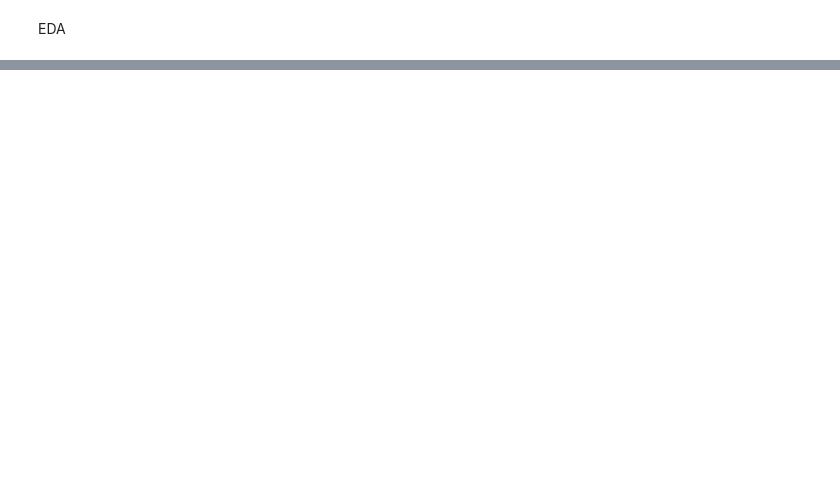
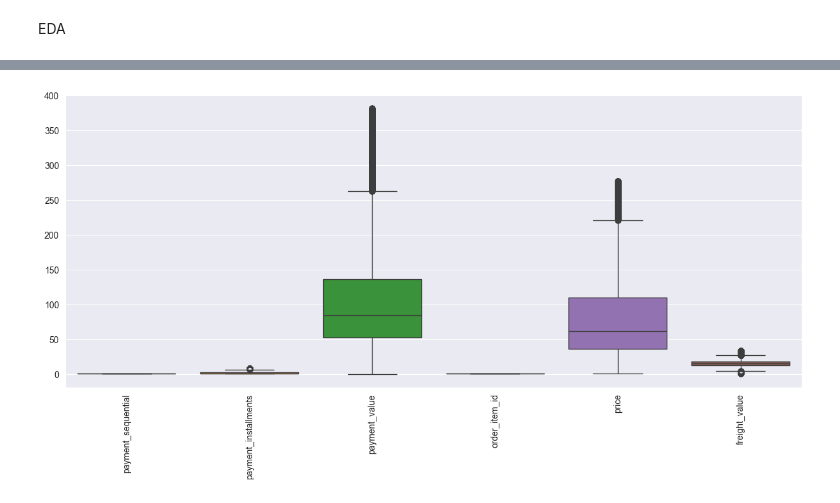
Before and after one commit to pt-sinan-akbar/Dataset-Thesis, a Jupyter notebook: BrazilDataSet.ipynb, the cells around one changed output, grey strips where cells are left out. Drawn from its saved outputs; the diff is of its cells as text; code cells hidden in the pictures; blank space fills up the shorter version.

```diff
--- a/BrazilDataSet.ipynb
+++ b/BrazilDataSet.ipynb
@@ -336,0 +279,4 @@ merge_lagi.describe(include='all').T
+# %%
+# Z-Score to identify outliers
+z = np.abs(stats.zscore(merge_lagi.select_dtypes(include=['number'])))
+print(np.where(z > 3))
@@ -336,0 +298,17 @@ merge_lagi.describe(include='all').T
+# %%
+# Duplicate data frame
+removed_outlier_df = merge_lagi.copy()
+# %%
+# Interquartile Range (IQR) to identify outliers
+numeric_df = removed_outlier_df.select_dtypes(include=['number'])
+print("PRE OUTLIER REMOVAL SHAPE:", removed_outlier_df.shape)
+
+Q1 = removed_outlier_df.select_dtypes(include=['number']).quantile(0.25)
+Q3 = removed_outlier_df.select_dtypes(include=['number']).quantile(0.75)
+IQR = Q3 - Q1
+
+# DETECT OUTLIERS
+outliers = (numeric_df < (Q1 - 1.5 * IQR)) | (numeric_df > (Q3 + 1.5 * IQR))
+
+removed_outlier_df = removed_outlier_df[~outliers.any(axis=1)]
+print("POST OUTLIER REMOVAL SHAPE:", removed_outlier_df.shape)
@@ -336,0 +339,11 @@ merge_lagi.describe(include='all').T
+# %%
+# Remove outliers with Z-Score
+removed_outlier_df = removed_outlier_df[(z < 3).all(axis=1)]
+# %%
+# Box plot post removed outliers
+plt.figure(figsize=(15, 6))
+sns.boxplot(data=removed_outlier_df.select_dtypes(include=['number']))
+plt.xticks(rotation=90)
+plt.show()
+# %% [output]
+[figure, added]
```
Also changed, not shown: parts of 33 cells of this notebook, 9 other files.
